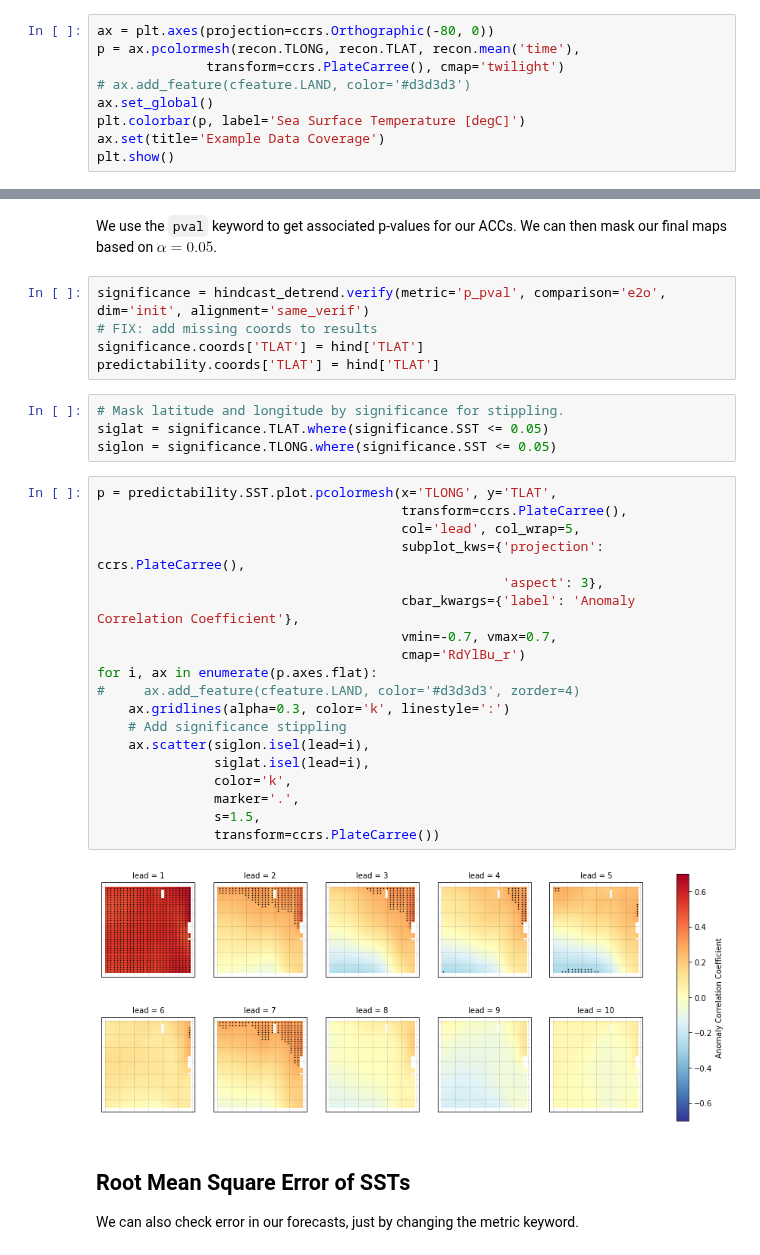
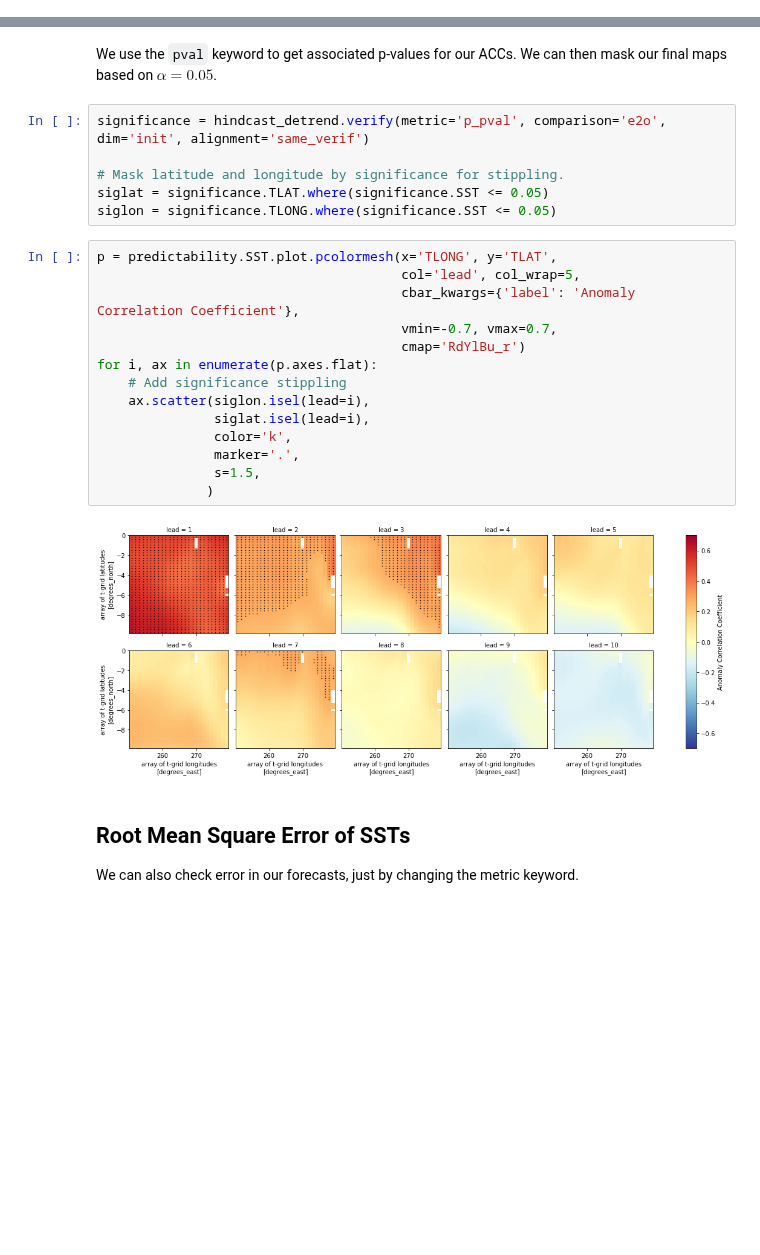
Before and after one commit to pangeo-data/climpred, a Jupyter notebook: docs/source/examples/decadal/tropical-pacific-ssts.ipynb, the cells around one changed output, grey strips where cells are left out. Saved outputs shown, nothing was run; the diff lists cells and outputs as text; blank space fills up the shorter version.

Commit message:
rerun decadal examples no filter warnings, rm cartopy

```diff
--- a/docs/source/examples/decadal/tropical-pacific-ssts.ipynb
+++ b/docs/source/examples/decadal/tropical-pacific-ssts.ipynb
@@ -35,12 +33,3 @@ Coordinates:
 Dimensions without coordinates: nlat, nlon
 # %% [markdown]
 These two example products cover a small portion of the eastern equatorial Pacific.
-# %%
-ax = plt.axes(projection=ccrs.Orthographic(-80, 0))
-p = ax.pcolormesh(recon.TLONG, recon.TLAT, recon.mean('time'),
-              transform=ccrs.PlateCarree(), cmap='twilight')
-# ax.add_feature(cfeature.LAND, color='#d3d3d3')
-ax.set_global()
-plt.colorbar(p, label='Sea Surface Temperature [degC]')
-ax.set(title='Example Data Coverage')
-plt.show()
@@ -109,35 +102,27 @@ Data variables:
 # %% [markdown]
 We use the `pval` keyword to get associated p-values for our ACCs. We can then mask our final maps based on $\alpha = 0.05$.
-# %%
-significance = hindcast_detrend.verify(metric='p_pval', comparison='e2o', dim='init', alignment='same_verif')
-# FIX: add missing coords to results
-significance.coords['TLAT'] = hind['TLAT']
-predictability.coords['TLAT'] = hind['TLAT']
 # %%
+significance = hindcast_detrend.verify(metric='p_pval', comparison='e2o', dim='init', alignment='same_verif')
+
 # Mask latitude and longitude by significance for stippling.
 siglat = significance.TLAT.where(significance.SST <= 0.05)
 siglon = significance.TLONG.where(significance.SST <= 0.05)
 # %%
 p = predictability.SST.plot.pcolormesh(x='TLONG', y='TLAT',
-                                       transform=ccrs.PlateCarree(),
                                        col='lead', col_wrap=5,
-                                       subplot_kws={'projection': ccrs.PlateCarree(),
-                                                    'aspect': 3},
                                        cbar_kwargs={'label': 'Anomaly Correlation Coefficient'},
                                        vmin=-0.7, vmax=0.7,
                                        cmap='RdYlBu_r')
 for i, ax in enumerate(p.axes.flat):
-#     ax.add_feature(cfeature.LAND, color='#d3d3d3', zorder=4)
-    ax.gridlines(alpha=0.3, color='k', linestyle=':')
     # Add significance stippling
     ax.scatter(siglon.isel(lead=i),
                siglat.isel(lead=i),
                color='k',
                marker='.',
                s=1.5,
-               transform=ccrs.PlateCarree())
+              )
 # %% [output]
-[figure, old version]
+[figure, new version]
 # %% [markdown]
 ## Root Mean Square Error of SSTs
 
```
Also changed, not shown: parts of 10 cells of this notebook, 4 other files.
